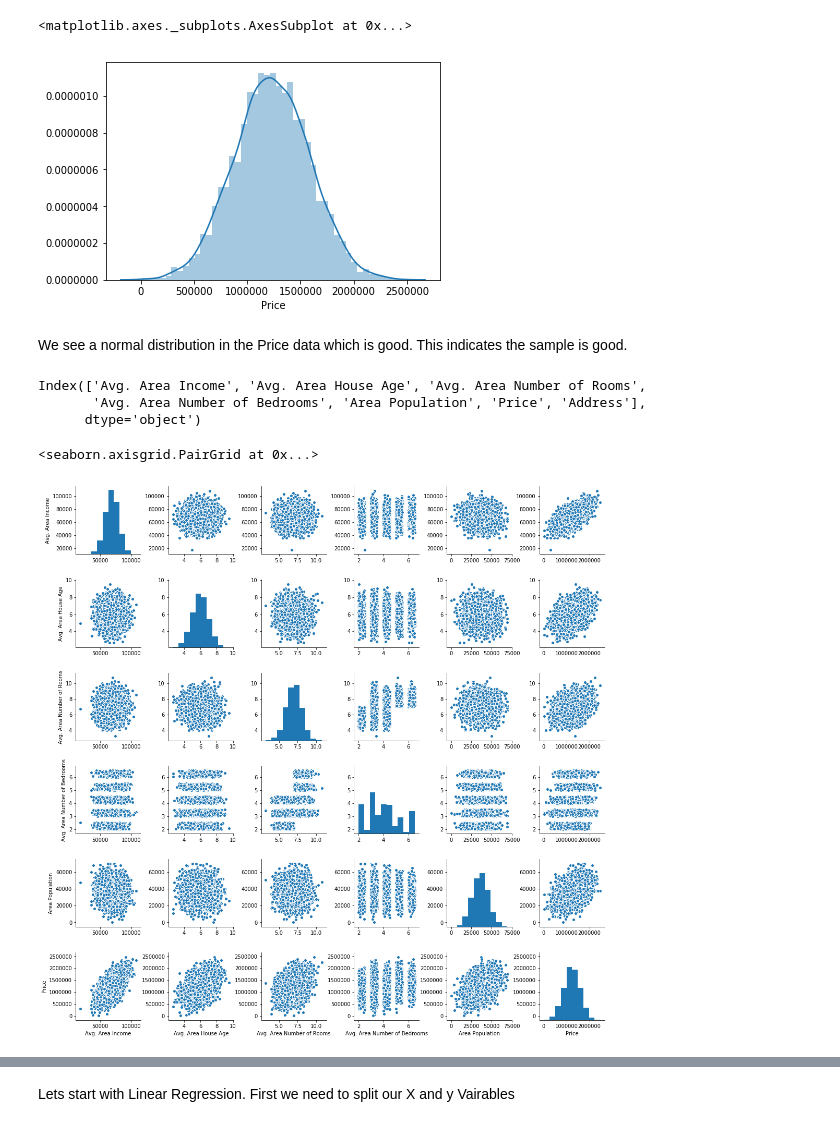
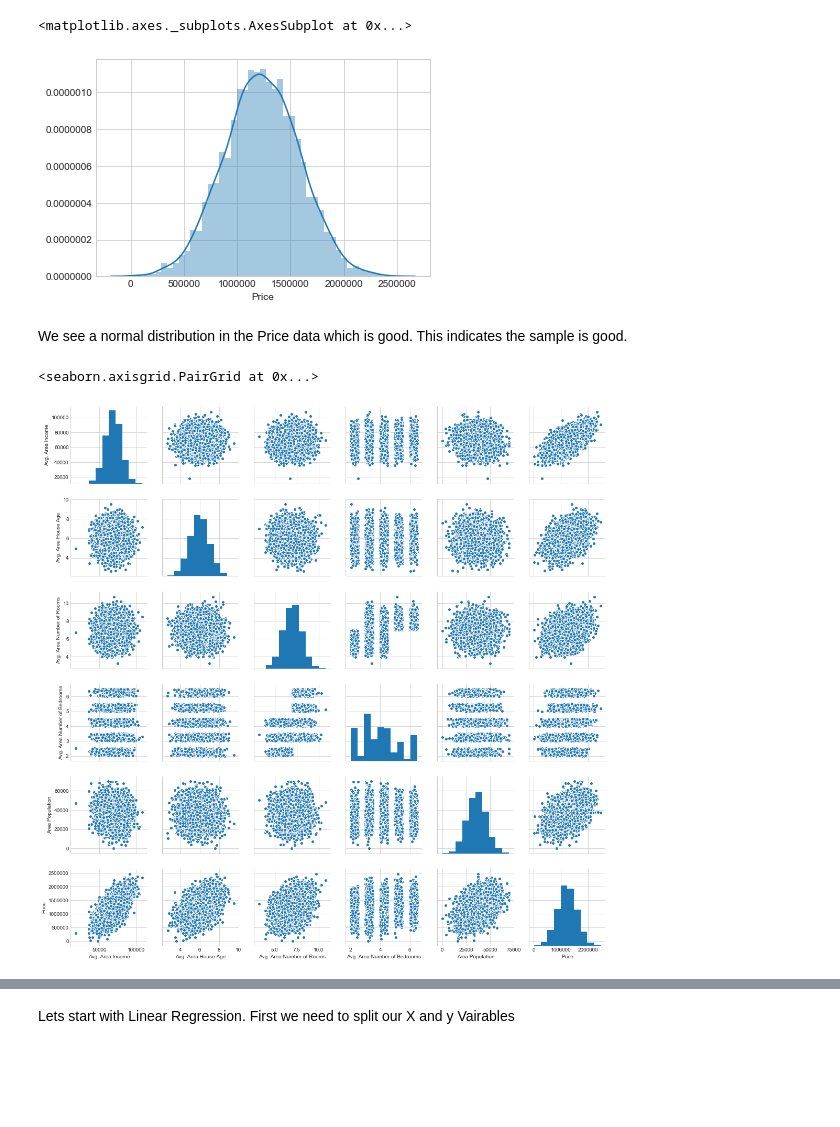
Before and after one commit to siddardharaju17/udemy-python, a Jupyter notebook: Machine Learning Sections/Linear-Regression/SidLearning.ipynb, the cells around one changed output, grey strips where cells are left out. Drawn from its saved outputs; the diff is of its cells as text; code cells hidden in the pictures; blank space fills up the shorter version.

```diff
--- a/Machine Learning Sections/Linear-Regression/SidLearning.ipynb
+++ b/Machine Learning Sections/Linear-Regression/SidLearning.ipynb
@@ -1,9 +1,10 @@
 # %%
-import pandas as pd
+import pandas as pd;
+import numpy as np;
+import matplotlib.pyplot as plt
 import seaborn as sns
-import numpy as np
-import matplotlib.pyplot as plt
 %matplotlib inline
+sns.set_style("whitegrid")
 # %%
 housing = pd.read_csv('USA_Housing.csv')
 # %%
@@ -36,19 +39,13 @@ housing.describe()
 # %%
-# check the distribution of your output variable
+#check the distribution of the target column
 sns.distplot(housing['Price'])
 # %% [output]
 <matplotlib.axes._subplots.AxesSubplot at 0x...>
-[figure, old version]
+[figure, new version]
 # %% [markdown]
 We see a normal distribution in the Price data which is good. This indicates the sample is good.
-# %%
-housing.columns
-# %% [output]
-Index(['Avg. Area Income', 'Avg. Area House Age', 'Avg. Area Number of Rooms',
-       'Avg. Area Number of Bedrooms', 'Area Population', 'Price', 'Address'],
-      dtype='object')
 # %%
-sns.pairplot(data=housing)
+sns.pairplot(housing)
 # %% [output]
 <seaborn.axisgrid.PairGrid at 0x...>
-[figure, old version]
+[figure, new version]
```
Also changed, not shown: parts of 20 cells of this notebook, 4 other files.
